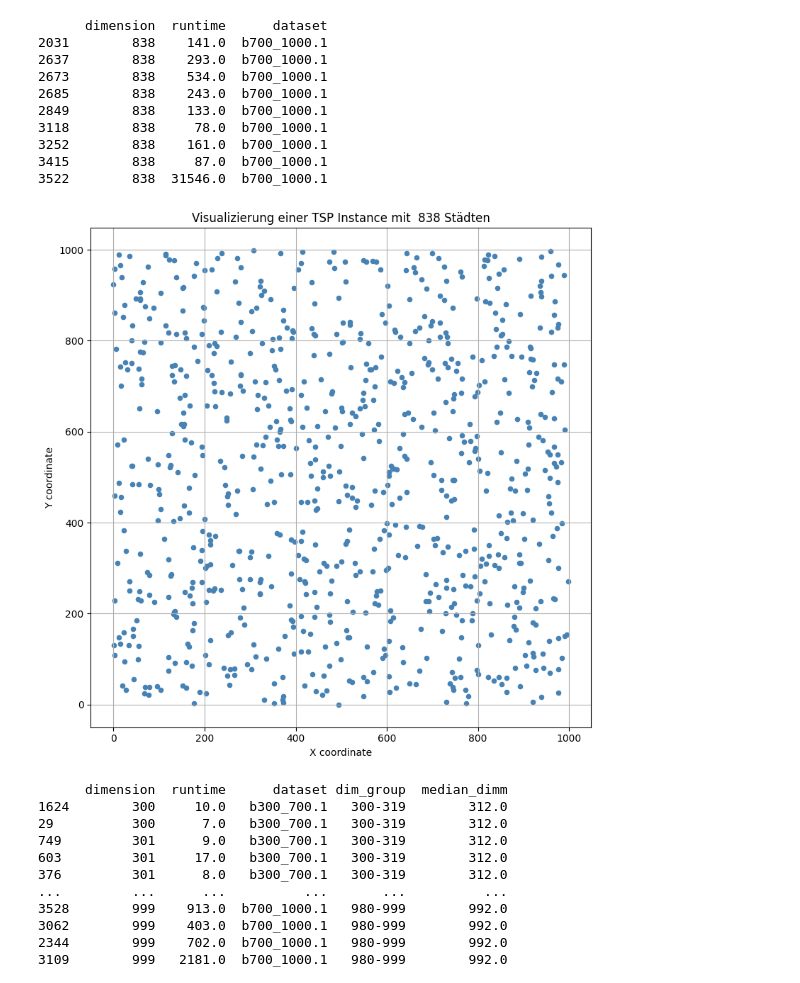
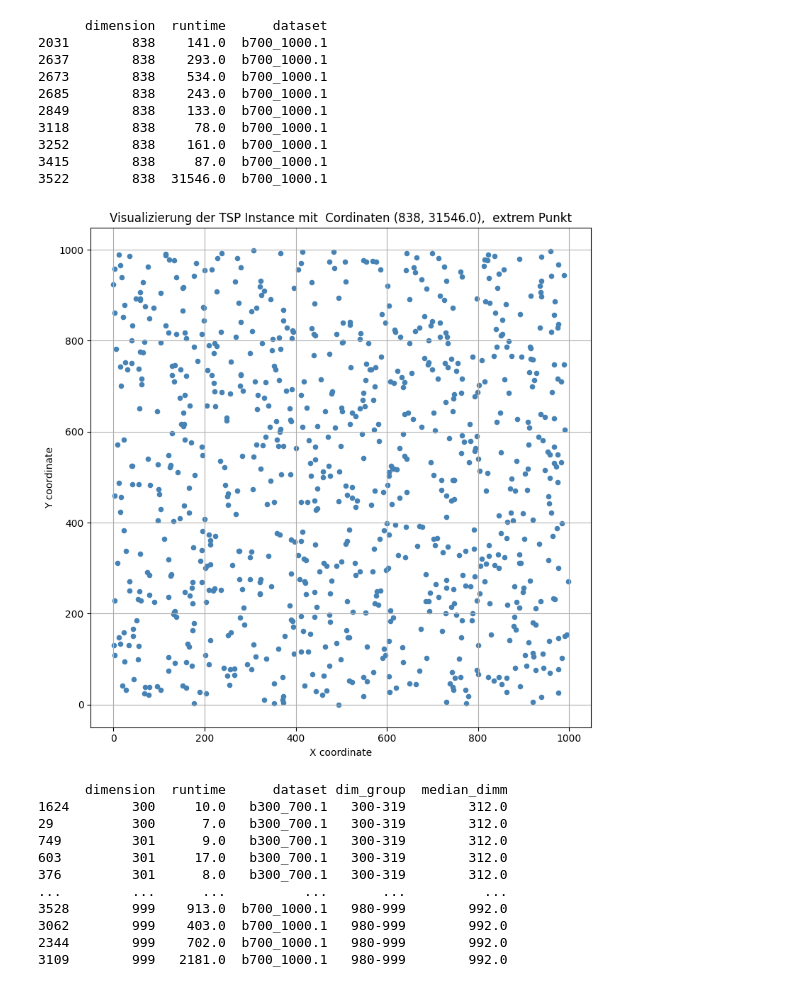
Before and after one commit to Linelle-7/TSP-Benchmark-Analysis, a Jupyter notebook: DatenAnalyse_fuer_TSP.ipynb, the cells around one changed output. Saved outputs shown, nothing was run; the diff lists cells and outputs as text; code cells hidden in the pictures.

```diff
--- a/DatenAnalyse_fuer_TSP.ipynb
+++ b/DatenAnalyse_fuer_TSP.ipynb
@@ -345,29 +309,29 @@ print(df_inst)
 # %%
 #Visualisierung des Extremwert
 
 # Datei laden
 with open(r"C:\GitProjekts\PDA\b700_1000.1\b700_1000.1_1522_sol.json", "r") as f:
     data = json.load(f)
 
 # Koordinaten extrahieren
 coords = data["node_coordinates"]
 
 # In zwei Listen aufteilen
 x = [c[0] for c in coords]
 y = [c[1] for c in coords]
 
 # Plot
 plt.figure(figsize=(8, 8))
 plt.scatter(x, y, c='steelblue', s=20)
-plt.title(f"Visualizierung einer TSP Instance mit  {len(coords)} Städten")
+plt.title(f"Visualizierung der TSP Instance mit  Cordinaten {(len(coords),31546.0)},  extrem Punkt" )
 plt.xlabel("X coordinate")
 plt.ylabel("Y coordinate")
 plt.grid(True)
 plt.tight_layout()
 plt.savefig("Instanceplot.png")
 plt.show()
 # %% [output]
-[figure, old version]
+[figure, new version]
 # %%
 
 # 95%-Quantil der Laufzeiten je Dimension berechnen
```
Also changed, not shown: parts of 21 cells of this notebook, 3 other files.
